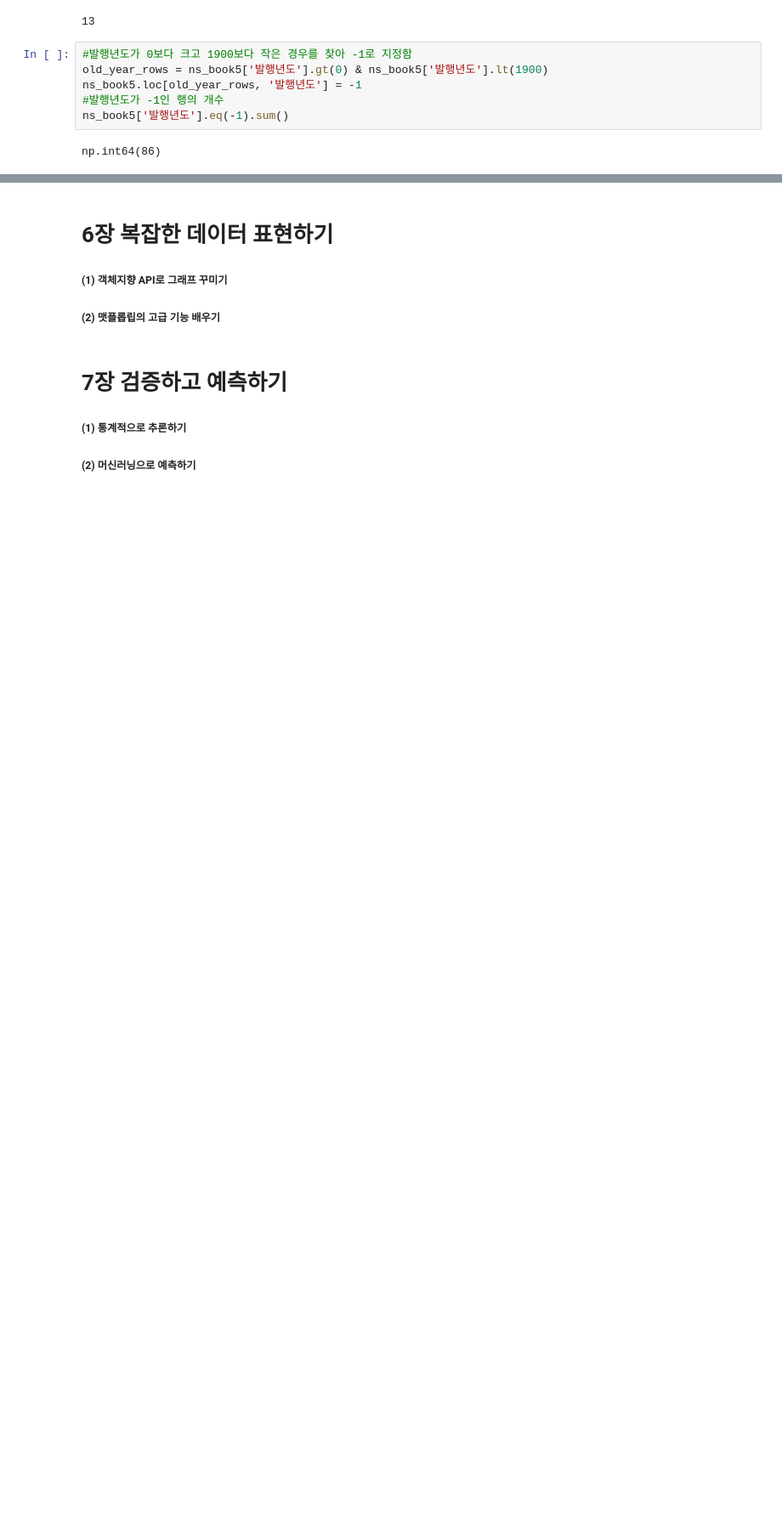
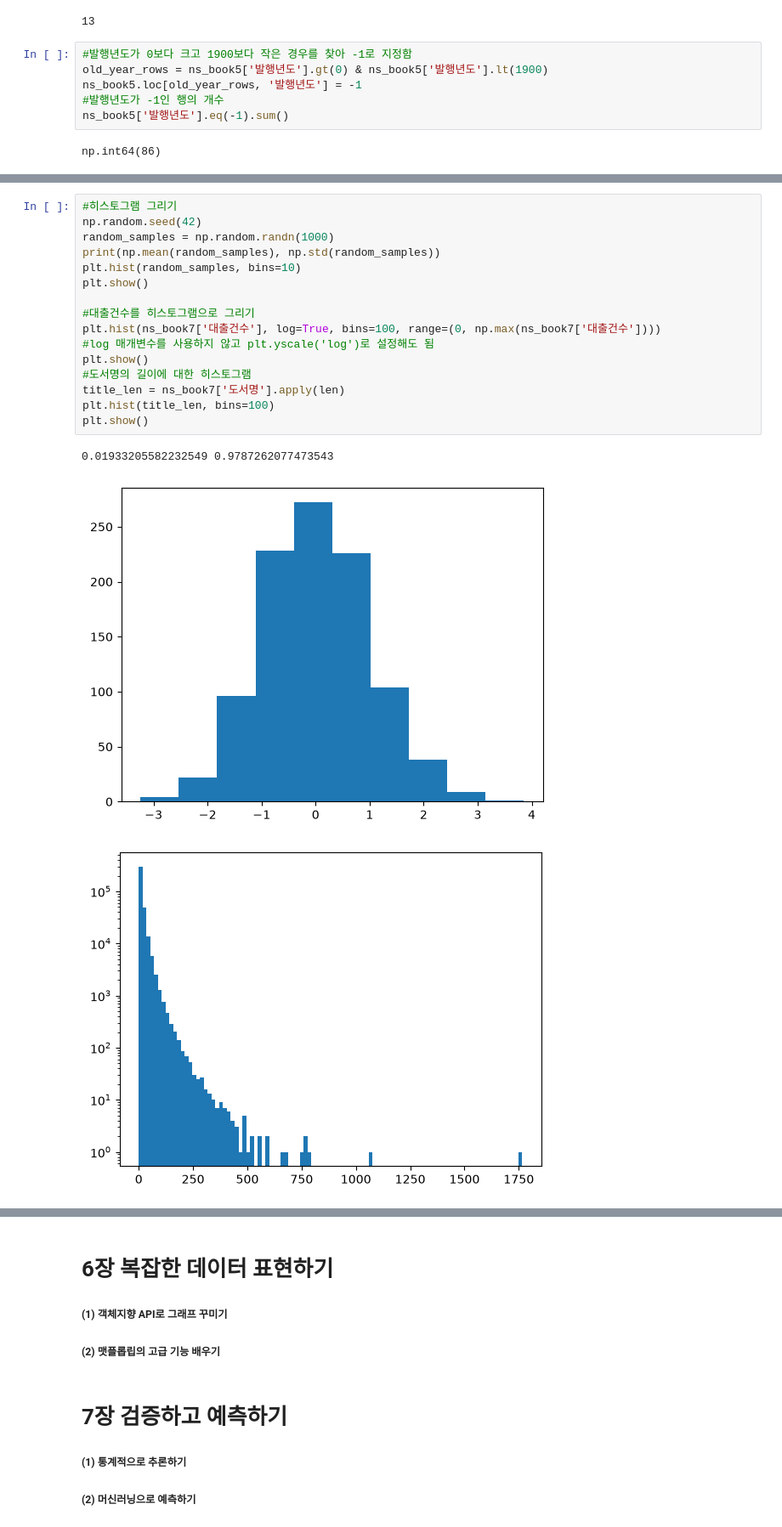
Before and after one commit to yccho1004/pythonBasic, a Jupyter notebook: HonGong-DataAnalysis_py/basics_DA.ipynb, the cells around one changed output, grey strips where cells are left out. Shown at 85% size. Saved outputs shown, nothing was run; the diff lists cells and outputs as text; blank space fills up the shorter version.

```diff
--- a/HonGong-DataAnalysis_py/basics_DA.ipynb
+++ b/HonGong-DataAnalysis_py/basics_DA.ipynb
@@ -521,0 +787,20 @@ def get_book_title(isbn):
+# %%
+#히스토그램 그리기
+np.random.seed(42)
+random_samples = np.random.randn(1000)
+print(np.mean(random_samples), np.std(random_samples))
+plt.hist(random_samples, bins=10)
+plt.show()
+
+#대출건수를 히스토그램으로 그리기
+plt.hist(ns_book7['대출건수'], log=True, bins=100, range=(0, np.max(ns_book7['대출건수'])))
+#log 매개변수를 사용하지 않고 plt.yscale('log')로 설정해도 됨
+plt.show()
+#도서명의 길이에 대한 히스토그램
+title_len = ns_book7['도서명'].apply(len)
+plt.hist(title_len, bins=100)
+plt.show()
+# %% [output]
+0.01933205582232549 0.9787262077473543
+[figure, added]
+[figure, added]
```
Also changed, not shown: parts of 35 cells of this notebook, 3 other files.
